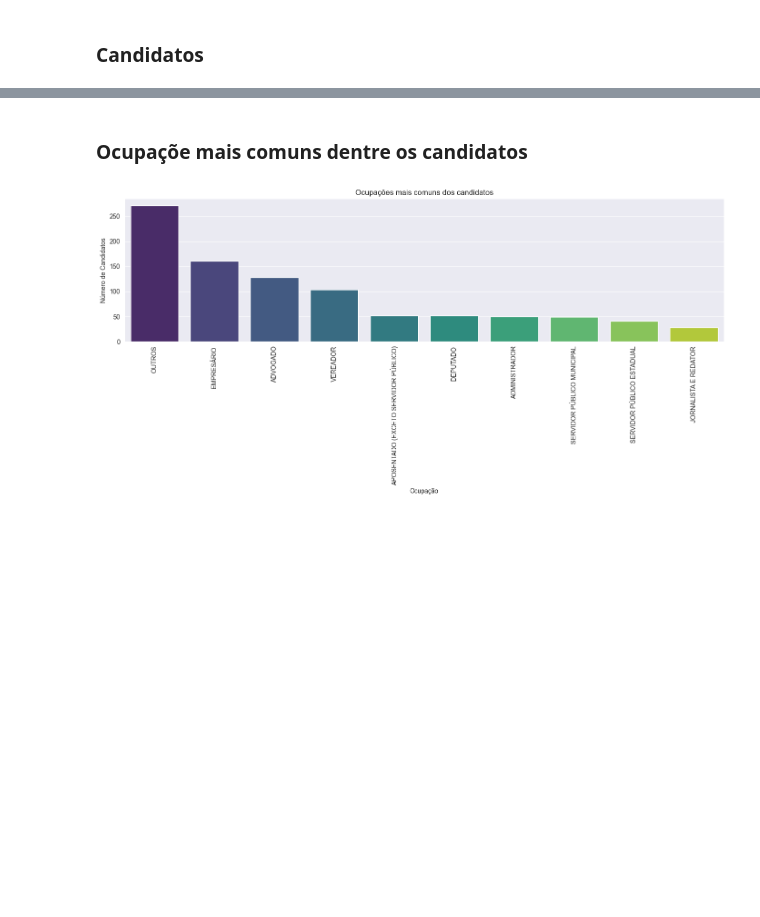
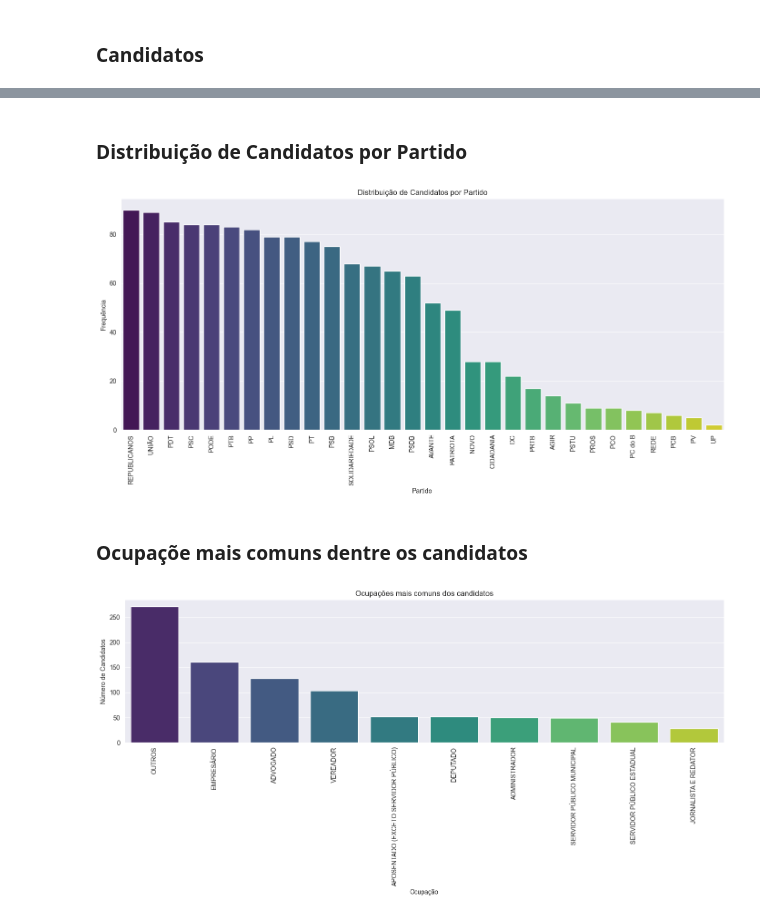
Before and after one commit to LeonardoBerlatto/data-processing-tse-study, a Jupyter notebook: notebook-leo.ipynb, the cells around one changed output, grey strips where cells are left out. Saved outputs shown, nothing was run; the diff lists cells and outputs as text; code cells hidden in the pictures; blank space fills up the shorter version.

Commit message:
Adding new plots for candidates and starting null value handling

```diff
--- a/notebook-leo.ipynb
+++ b/notebook-leo.ipynb
@@ -213,0 +243,5 @@ resultados = resultados_df[RESULTADOS_FEATURES]
+# %%
+candidatos.replace('#NULO#', np.nan, inplace=True)
+despesas_contratadas.replace('#NULO#', np.nan, inplace=True)
+despesas_pagas.replace('#NULO#', np.nan, inplace=True)
+resultados.replace('#NULO#', np.nan, inplace=True)
@@ -213,0 +277,3 @@ resultados = resultados_df[RESULTADOS_FEATURES]
+# %%
+candidatos = candidatos.dropna(subset=['DS_SIT_TOT_TURNO'])
+candidatos.info()
@@ -251,6 +314,23 @@ candidatos.head()
 | 2 | FRANCIS SOMENSI | ESTADUAL | DEPUTADO ESTADUAL | 1 | 10888 | REPUBLICANOS | 10 | ... |
 | 3 | EVELIN GARAGNANI | ESTADUAL | DEPUTADO FEDERAL | 1 | 9090 | PROS | 90 | ... |
 | 4 | MARIA LUIZA OLIVEIRA LOOSE | ESTADUAL | DEPUTADO FEDERAL | 1 | 4010 | PSB | 40 | ... |
+# %% [markdown]
+### Distribuição de Candidatos por Partido
+# %%
+partido_counts = candidatos['SG_PARTIDO'].value_counts().sort_values(ascending=False)
+
+# Plot the data
+plt.figure(figsize=(14, 7))
+sns.barplot(x=partido_counts.index, y=partido_counts.values, palette='viridis', hue=partido_counts.index)
+
+plt.title('Distribuição de Candidatos por Partido')
+plt.xlabel('Partido')
+plt.ylabel('Frequência')
+plt.xticks(rotation=90)
+plt.tight_layout()
+plt.show()
+# %% [output]
+[figure, added]
 # %% [markdown]
 ### Ocupaçõe mais comuns dentre os candidatos
 # %%
```
Also changed, not shown: parts of 19 cells of this notebook.
